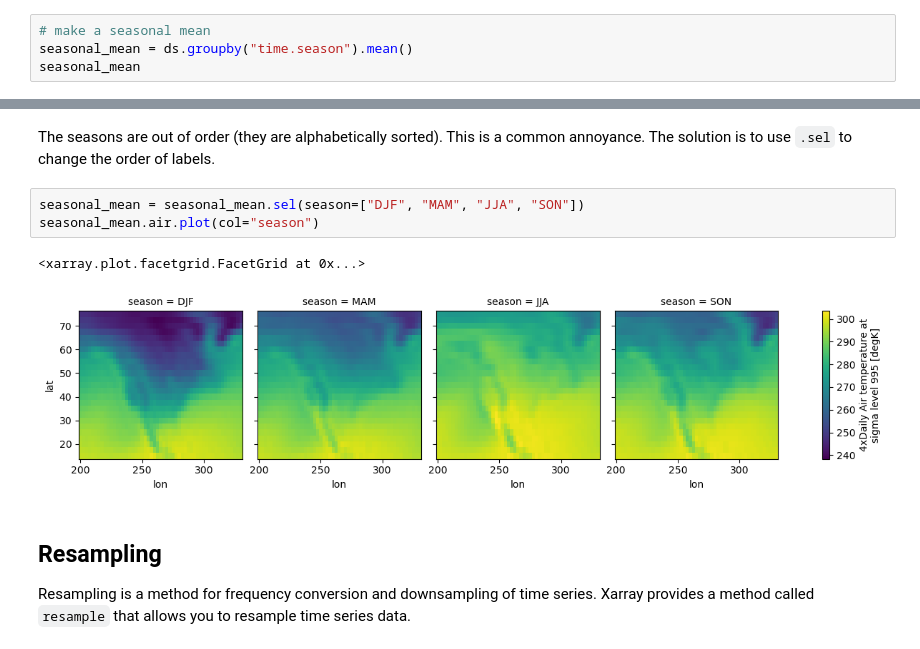
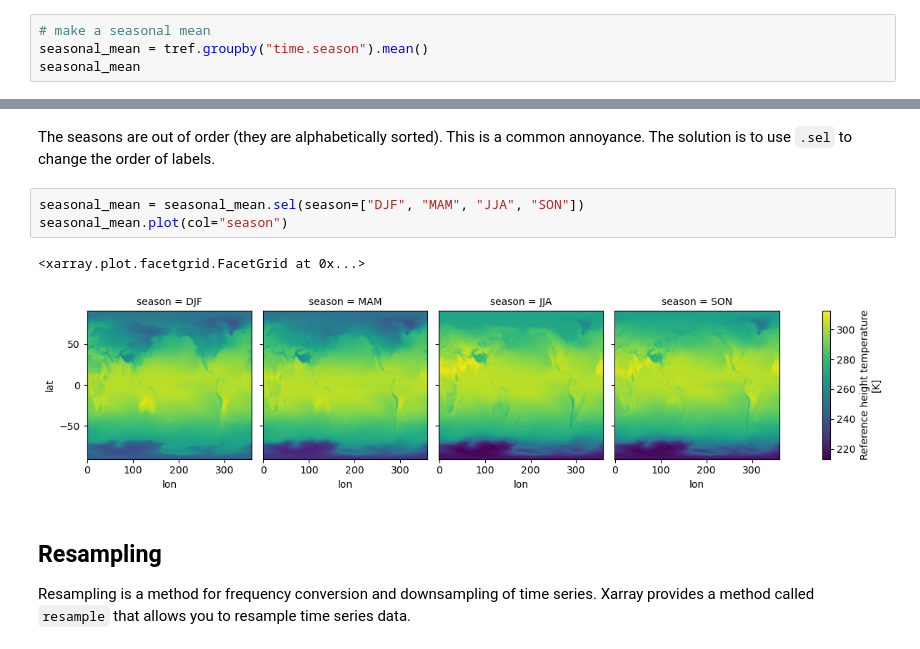
Before and after one commit to NCAR/Xarray-Dask-ESDS-2024, a Jupyter notebook: notebooks/01-xarray-intro.ipynb, the cells around one changed output, grey strips where cells are left out. Saved outputs shown, nothing was run; the diff lists cells and outputs as text.

```diff
--- a/notebooks/01-xarray-intro.ipynb
+++ b/notebooks/01-xarray-intro.ipynb
@@ -352,5 +419,5 @@ monthly_mean.sel(lat=25, lon=210).plot();
 # %%
 # make a seasonal mean
-seasonal_mean = ds.groupby("time.season").mean()
+seasonal_mean = tref.groupby("time.season").mean()
 seasonal_mean
 # %% [output]
@@ -373,10 +438,10 @@ The seasons are out of order (they are alphabetically sorted). This is a common
 annoyance. The solution is to use `.sel` to change the order of labels.
 # %%
 seasonal_mean = seasonal_mean.sel(season=["DJF", "MAM", "JJA", "SON"])
-seasonal_mean.air.plot(col="season")
+seasonal_mean.plot(col="season")
 # %% [output]
 <xarray.plot.facetgrid.FacetGrid at 0x...>
-[figure, old version]
+[figure, new version]
 # %% [markdown]
 ## Resampling
 
```
Also changed, not shown: parts of 39 cells of this notebook, 1 other file.
